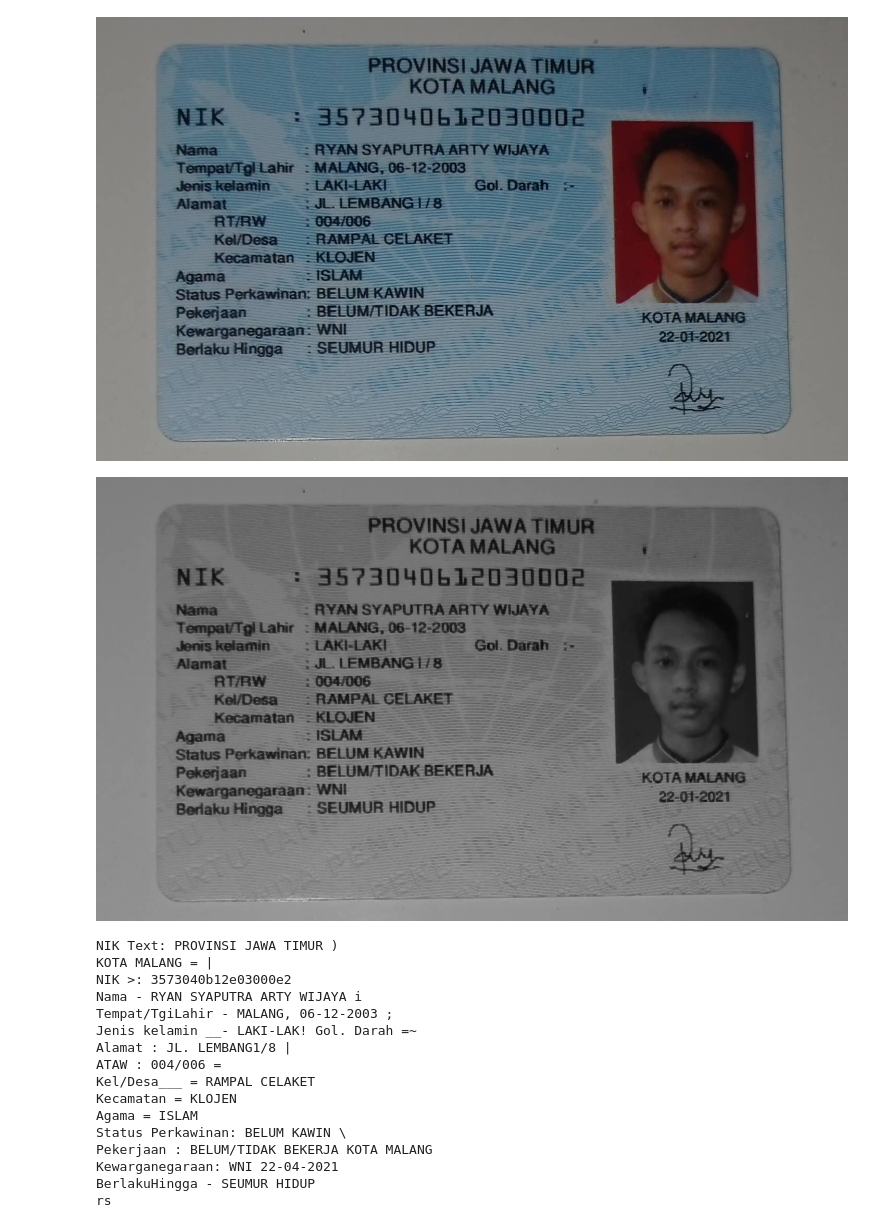
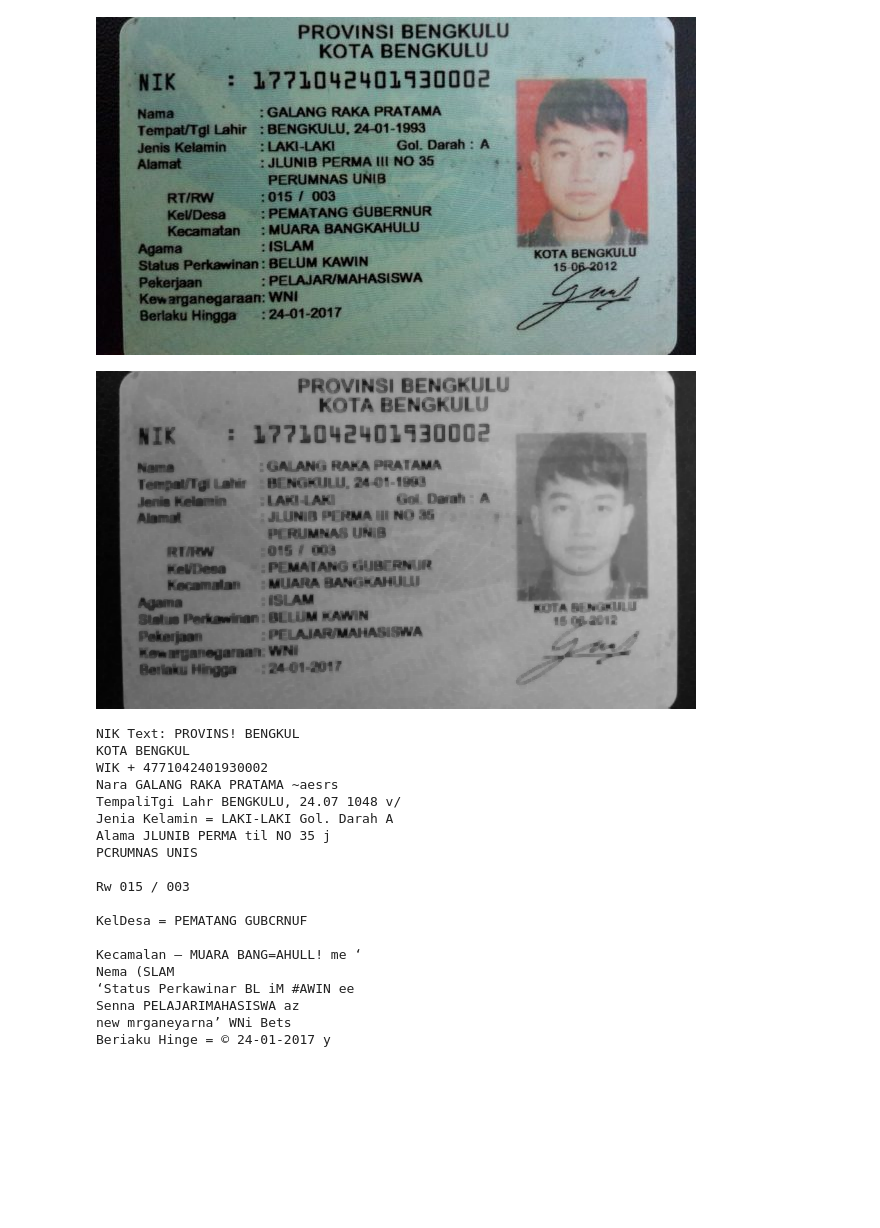
Before and after one commit to Ryansyaaw/Machine-Learning_2023, a Jupyter notebook: kuis 2/kuis.ipynb, the cells around one changed output. Cells and saved outputs as stored; diff of their text form; code cells hidden in the pictures; blank space fills up the shorter version.

```diff
--- a/kuis 2/kuis.ipynb
+++ b/kuis 2/kuis.ipynb
@@ -36,12 +27,12 @@ import pytesseract
 import matplotlib.pyplot as plt
 from google.colab.patches import cv2_imshow
 # %%
-ktp = cv2.imread("/content/drive/MyDrive/ML_Kuis_Dataset/ktpryan.jpg")
+ktp = cv2.imread("/content/drive/MyDrive/Images/ktp/ktp1.png")
 
 cv2_imshow(ktp)
 img = cv2.cvtColor(ktp, cv2.COLOR_BGR2RGB)
 # %% [output]
-[figure, old version]
+[figure, new version]
 # %%
 # Pengaburan (Blurring)
 blurred = cv2.GaussianBlur(ktp, (5, 5), 0.5)
@@ -63,23 +54,26 @@ cv2_imshow(morphed_nik)
 
 print("NIK Text:", nik_text)
 # %% [output]
-[figure, old version]
+[figure, new version]
-NIK Text: PROVINSI JAWA TIMUR )
-KOTA MALANG = |
-NIK >: 3573040b12e03000e2
-Nama - RYAN SYAPUTRA ARTY WIJAYA i
-Tempat/TgiLahir - MALANG, 06-12-2003 ;
-Jenis kelamin __- LAKI-LAK! Gol. Darah =~
-Alamat : JL. LEMBANG1/8 |
-ATAW : 004/006 =
-Kel/Desa___ = RAMPAL CELAKET
-Kecamatan = KLOJEN
-Agama = ISLAM
-Status Perkawinan: BELUM KAWIN \
-Pekerjaan : BELUM/TIDAK BEKERJA KOTA MALANG
-Kewarganegaraan: WNI 22-04-2021
-BerlakuHingga - SEUMUR HIDUP
-rs
+NIK Text: PROVINS! BENGKUL
+KOTA BENGKUL
+WIK + 4771042401930002
+Nara GALANG RAKA PRATAMA ~aesrs
+TempaliTgi Lahr BENGKULU, 24.07 1048 v/
+Jenia Kelamin = LAKI-LAKI Gol. Darah A
+Alama JLUNIB PERMA til NO 35 j
+PCRUMNAS UNIS
+
+Rw 015 / 003
+
+KelDesa = PEMATANG GUBCRNUF
+
+Kecamalan — MUARA BANG=AHULL! me ‘
+Nema (SLAM
+‘Status Perkawinar BL iM #AWIN ee
+Senna PELAJARIMAHASISWA az
+new mrganeyarna’ WNi Bets
+Beriaku Hinge = © 24-01-2017 y
 # %%
 blurred = cv2.GaussianBlur(ktp,(5,5), 0.5)
 
```
Also changed, not shown: parts of 3 cells of this notebook.
